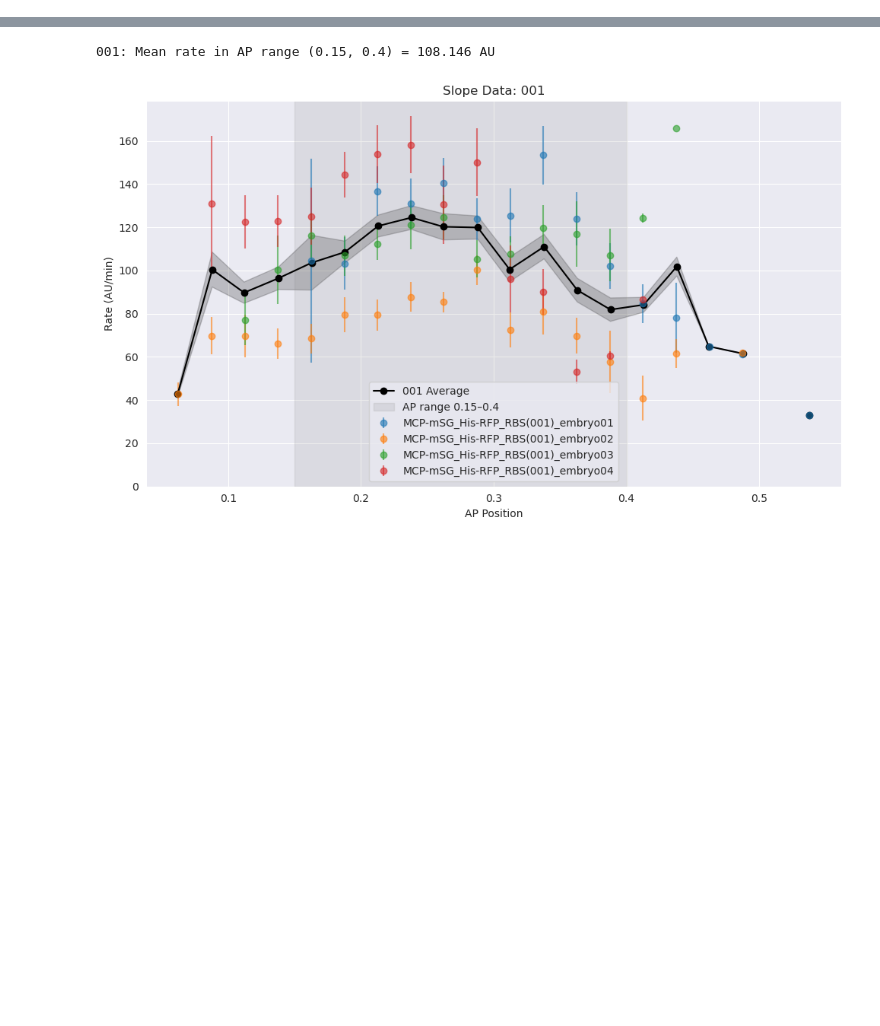
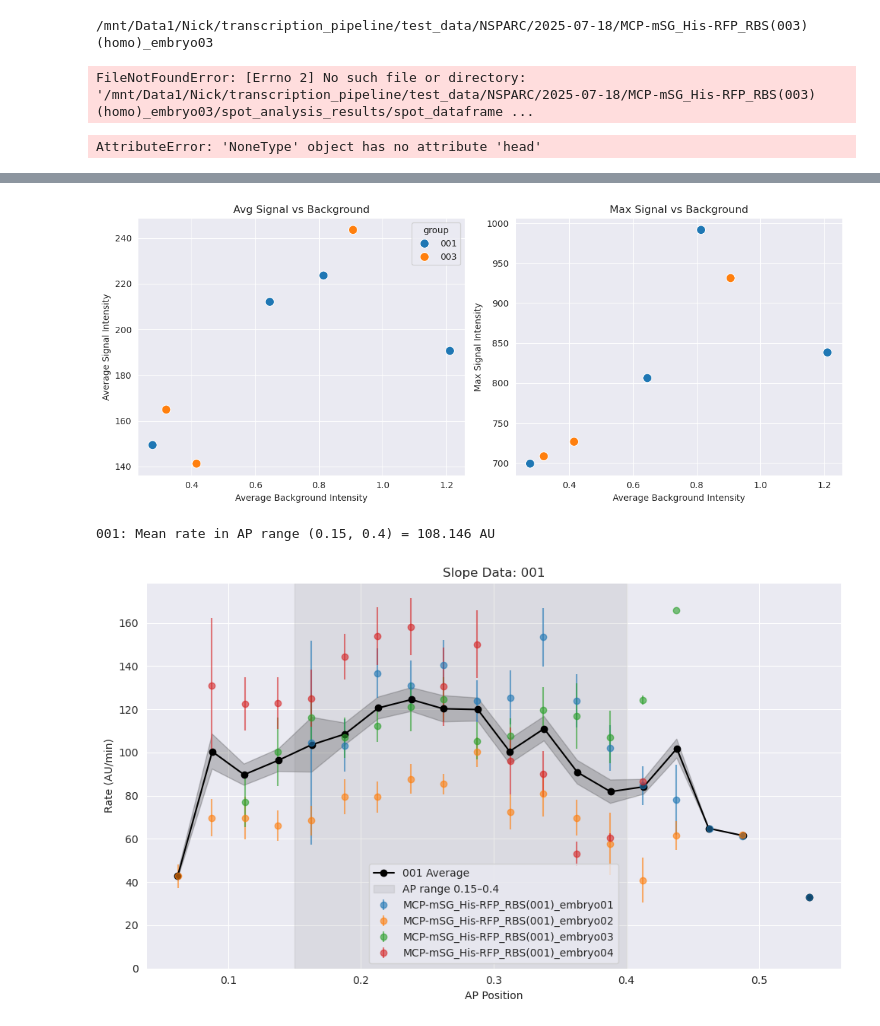
Before and after one commit to GarciaLab/transcription_pipeline, a Jupyter notebook: runtSynthetics/plotRates_allEmbryos_groups.ipynb, the cells around one changed output, grey strips where cells are left out. Cells and saved outputs as stored; diff of their text form; code cells hidden in the pictures; blank space fills up the shorter version.

```diff
--- a/runtSynthetics/plotRates_allEmbryos_groups.ipynb
+++ b/runtSynthetics/plotRates_allEmbryos_groups.ipynb
@@ -161,3 +170,19 @@ Dataset Path: /mnt/Data1/Nick/transcription_pipeline/test_data/NSPARC/2025-05-28
+# %%
+spot_tracking = spot_pipeline.Spot()
+spot_tracking.read_results(name_folder=test_dataset_name)
+print(test_dataset_name)
+spot_df = spot_tracking.spot_dataframe
+# %% [output]
+/mnt/Data1/Nick/transcription_pipeline/test_data/NSPARC/2025-07-18/MCP-mSG_His-RFP_RBS(003)(homo)_embryo03
+# %%
+spot_dataframe_path =  os.path.join(test_dataset_name, 'spot_analysis_results/spot_dataframe.pkl')
+test_load_spotDataframe = pd.read_pickle(spot_dataframe_path)
+# %% [output]
+FileNotFoundError: [Errno 2] No such file or directory: '/mnt/Data1/Nick/transcription_pipeline/test_data/NSPARC/2025-07-18/MCP-mSG_His-RFP_RBS(003)(homo)_embryo03/spot_analysis_results/spot_dataframe ...
+# %%
+spot_df.head()
+# %% [output]
+AttributeError: 'NoneType' object has no attribute 'head'
 # %%
 average_fit_df
 # %% [output]
@@ -169,6 +194,46 @@ average_fit_df
 | 4 | 003 | test_data/NSPARC/2025-05-27/MCP-m... | 0.906725 | 243.521588 | [0.0125, 0.037500000000000006, 0.... | [nan, nan, 95.97005446831743, 110... | [0.0, 0.0, 0.0, 16.26501917781248... |
 | 5 | 003 | test_data/NSPARC/2025-05-29/MCP-m... | 0.320013 | 164.895047 | [0.0125, 0.037500000000000006, 0.... | [nan, nan, nan, 58.1850852677554,... | [0.0, 0.0, 0.0, 15.25404961822167... |
 | 6 | 003 | test_data/NSPARC/2025-05-29/MCP-m... | 0.415039 | 141.277890 | [0.0125, 0.037500000000000006, 0.... | [nan, nan, nan, nan, nan, 50.6980... | [0.0, 0.0, 0.0, 0.0, 0.0, 0.0, 10... |
+# %%
+import matplotlib.pyplot as plt
+import seaborn as sns
+
+# Create side-by-side subplots
+fig, axes = plt.subplots(1, 2, figsize=(12, 5))
+
+# First subplot: avg_signal vs avg_bkg
+sns.scatterplot(
+    data=average_fit_df,
+    x='avg_bkg',
+    y='avg_signal',
+    hue='group',
+    s=100,
+    ax=axes[0]
+)
+axes[0].set_xlabel('Average Background Intensity')
+axes[0].set_ylabel('Average Signal Intensity')
+axes[0].set_title('Avg Signal vs Background')
+axes[0].grid(True)
+
+# Second subplot: max_signal vs avg_bkg
+sns.scatterplot(
+    data=average_fit_df,
+    x='avg_bkg',
+    y='max_signal',
+    hue='group',
+    s=100,
+    ax=axes[1],
+    legend=False  # avoid duplicate legend
+)
+axes[1].set_xlabel('Average Background Intensity')
+axes[1].set_ylabel('Max Signal Intensity')
+axes[1].set_title('Max Signal vs Background')
+axes[1].grid(True)
+
+plt.tight_layout()
+plt.show()
+# %% [output]
+[figure, added]
 # %%
 import matplotlib.pyplot as plt
 import numpy as np
```
Also changed, not shown: parts of 2 cells of this notebook, 6 other files.
